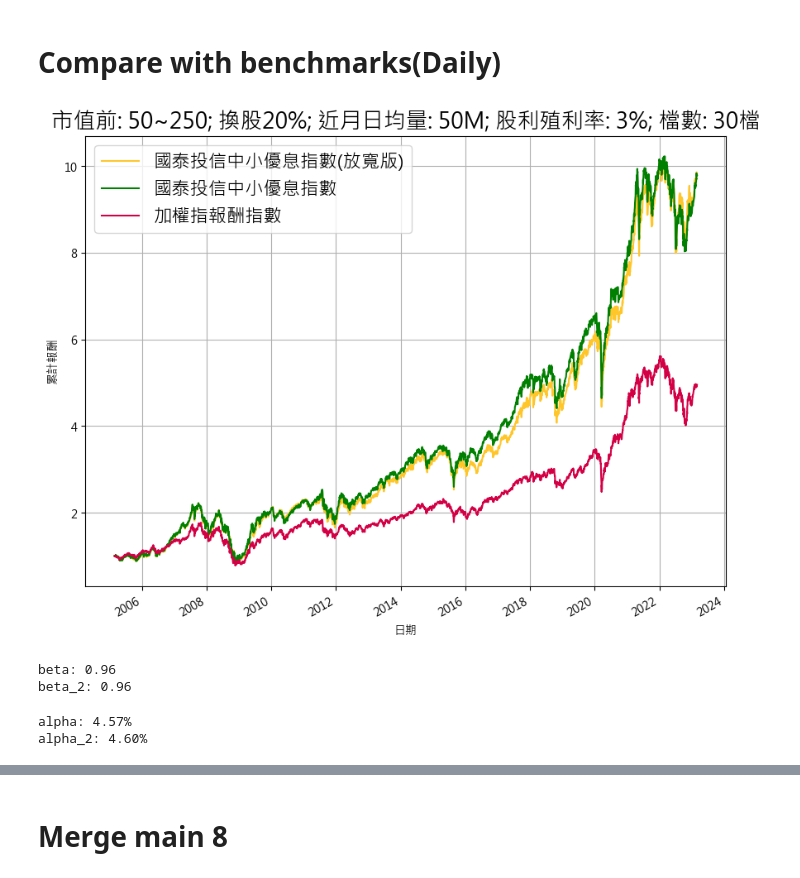
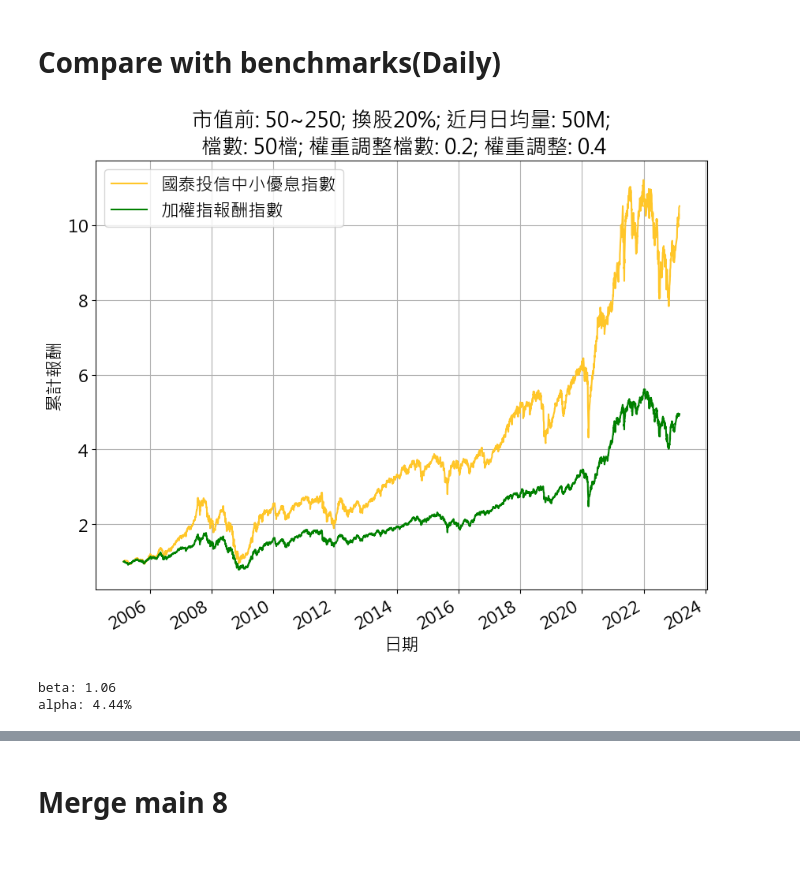
Before and after one commit to vayvay0993/hidiv, a Jupyter notebook: main_07_pure_quant.ipynb, the cells around one changed output, grey strips where cells are left out. Saved outputs shown, nothing was run; the diff lists cells and outputs as text; code cells hidden in the pictures.

```diff
--- a/main_07_pure_quant.ipynb
+++ b/main_07_pure_quant.ipynb
@@ -246,6 +269,8 @@ df_sample_pool = df_factor_all[(df_factor_all["market_cap_rank"] > 50) & (df_fac
 
 # df_factor_diff['abs_total_diff'] = df_factor_diff['median_diff'].abs() + df_factor_diff['mean_diff'].abs()
 # df_factor_diff.sort_values('abs_total_diff', ascending=False).head(10)
+# %%
+df_sample_pool['meeting_last_year_yield'] = np.where(df_sample_pool['last_dividend_yield'] == 0, df_sample_pool['dividend_1Y_sum_yield'], df_sample_pool['last_dividend_yield'])
 # %%
 num_cut = 5
 df_sample_pool['roe_rank'] = df_sample_pool.groupby('date')['roe'].rank(ascending=False)
@@ -264,6 +289,10 @@ df_sample_pool['roe_4q_sum_rank_qcut'] = df_sample_pool.groupby('date', group_ke
 df_sample_pool['ni_yoy_rank'] = df_sample_pool.groupby('date')['ni_yoy'].rank(ascending=False)
 df_sample_pool['ni_yoy_rank_qcut'] = df_sample_pool.groupby('date', group_keys=False)['ni_yoy_rank'].apply(lambda x: pd.qcut(x, num_cut, labels=False, duplicates="drop"))
 
+df_sample_pool['last_dividend_yield_rank'] = df_sample_pool.groupby('date')['last_dividend_yield'].rank(ascending=False)
+df_sample_pool['dividend_1Y_sum_yield_rank'] = df_sample_pool.groupby('date')['dividend_1Y_sum_yield'].rank(ascending=False)
+df_sample_pool['meeting_last_year_yield_rank'] = df_sample_pool.groupby('date')['meeting_last_year_yield'].rank(ascending=False)
+# df_sample_pool['roe_rank_qcut'] = df_sample_pool.groupby('date', group_keys=False)['roe_rank'].apply(lambda x: pd.qcut(x, num_cut, labels=False, duplicates="drop"))
 df_sample_pool['ocf / asset_rank'] = df_sample_pool.groupby('date')['ocf / asset'].rank(ascending=False)
 df_sample_pool['ocf / asset_rank_qcut'] = df_sample_pool.groupby('date', group_keys=False)['ocf / asset_rank'].apply(lambda x: pd.qcut(x, num_cut, labels=False, duplicates="drop"))
 
@@ -279,9 +308,9 @@ df_sample_pool['rank_sum_3'] = df_sample_pool['roe_rank'] + df_sample_pool['60_d
 df_sample_pool['rank_sum_3_rank'] = df_sample_pool.groupby('date')['rank_sum_3'].rank(ascending=True)
 df_sample_pool['rank_sum_3_rank_qcut'] = df_sample_pool.groupby('date', group_keys=False)['rank_sum_3_rank'].apply(lambda x: pd.qcut(x, num_cut, labels=False, duplicates="drop"))
 
-# df_sample_pool['rank_sum_4'] = df_sample_pool['roe_rank'] * df_sample_pool['60_d_return_rank'] * df_sample_pool['ni_yoy_rank'] * df_sample_pool['roe_4q_sum_rank']
-# df_sample_pool['rank_sum_4_rank'] = df_sample_pool.groupby('date')['rank_sum_4'].rank(ascending=True)
-# df_sample_pool['rank_sum_4_rank_qcut'] = df_sample_pool.groupby('date', group_keys=False)['rank_sum_4_rank'].apply(lambda x: pd.qcut(x, num_cut, labels=False, duplicates="drop"))
+df_sample_pool['rank_sum_average'] = df_sample_pool['rank_sum_3_rank'] + df_sample_pool['last_dividend_yield_rank'] * 3 + df_sample_pool['dividend_1Y_sum_yield_rank'] * 0.5
+
+# df_sample_pool['rank_sum_average'] = df_sample_pool['rank_sum_3_rank'] + df_sample_pool['meeting_last_year_yield_rank']
 
 # df_sample_pool['rank_sum_5'] = df_sample_pool['roe_rank']**2 + df_sample_pool['60_d_return_rank']**2 + df_sample_pool['ni_yoy_rank']**2 + df_sample_pool['roe_4q_sum_rank']**2
 # df_sample_pool['rank_sum_5_rank'] = df_sample_pool.groupby('date')['rank_sum_5'].rank(ascending=True)
@@ -394,10 +394,9 @@ df_select_filter_dividends_yield_benchmark.to_feather(f'./data/model/{model_fold
 # %% [markdown]
 # Restrict Turnover
 # %%
-
 reb_lst = df_factor_all['rebalance_date'].unique()
 apply_restrict_index = 1
-base_portfolio_number = 30
+base_portfolio_number = N
 restrict_turnover = TURNOVER / 100
 sort_column = 'rank_sum_3_rank'
 remain_number =  int(np.ceil(base_portfolio_number * (1 - restrict_turnover)))
@@ -405,7 +404,7 @@ remain_number =  int(np.ceil(base_portfolio_number * (1 - restrict_turnover)))
 # round up the restrict_portfolio_number
 restrict_portfolio_number =  (base_portfolio_number * 2 - remain_number)
 
-df_select_pool = df_filter_dividends_yield.reset_index(drop=True)
+df_select_pool = df_liq_pool.reset_index(drop=True)
 # get the base portfolio by base_portfolio_number
 df_select_pool_base = df_select_pool.groupby('date').apply(top_n, n = base_portfolio_number, columns=[sort_column], ascending=[True]).reset_index(drop=True)
 # get the restrict portfolio by restrict_portfolio_number
@@ -458,7 +457,7 @@ for i in range(apply_restrict_index, len(reb_lst)):
 df_restrict_result.reset_index(drop=True, inplace=True)
 # df_restrict_result_return = df_restrict_result.groupby('date')['y'].mean()
 df_restrict_result_return = df_restrict_result.groupby('date')['rebalance_period_return'].mean()
-
+df_restrict_result['rank_sum_average_rank'] = df_restrict_result.groupby('date')['rank_sum_average'].rank(ascending=True)
 print(f'./data/model/{model_folder_name}/df_restrict_result_{apply_restrict_index}_{base_portfolio_number}_{restrict_portfolio_number}')
 df_restrict_result.to_feather(f'./data/model/{model_folder_name}/df_turnover_{TURNOVER}_cap_{CAP_TOP}_{CAP_BOT}_amount_{AMOUNT_FLOOR}M_yield_{YIELD}_top_{N}.feather')
 print(f"SR: {((df_restrict_result_return + 1).prod()**(4/len(df_restrict_result_return)) -1 ) / (df_restrict_result_return.std() * np.sqrt(4)):.2f}")
@@ -556,3 +574,3 @@ def get_daily_portfolio(df_rebalance):
 # %%
 # df_portfolio_value_all = get_daily_portfolio(df_restrict_result)
-df_portfolio_value_all = get_daily_portfolio(df_restrict_result)
+df_portfolio_value_all, df_portfolio_value_detail_start, df_portfolio_value_detail_end, df_portfolio_value_detail_all = get_daily_portfolio(df_restrict_result, 'vw', ['triangle','triangle'], TILTED_NUM, TILTED, 'rank_sum_average_rank', 'weight')
@@ -570,47 +586,42 @@ if not os.path.exists(f'./figs/{model_folder_name}'):
 # %%
 df_compare_portfolio = df_portfolio_value_all.copy()
 df_compare_portfolio.columns = ['date','portfolio_value']
-df_compare_portfolio_2 = df_portfolio_top_50.copy()
-df_compare_portfolio_2.columns = ['date','portfolio_value_2']
 
 df_benchmarks_all = pd.read_excel('./data/benchmarks.xlsx')
 df_benchmarks_all.columns = ['日期', 'TWA02', '台灣精選高息報酬指數', '台灣ESG低碳高息40報酬指數', '微波高息精選20報酬指數', '特選台灣產業龍頭存股等權重報酬指數', '存股雙十等權重報酬指數']
 benchmark_list = df_benchmarks_all.columns.to_list()
 benchmark_list.remove('日期')
 benchmark_list.remove('台灣精選高息報酬指數')
 benchmark_list.remove('特選台灣產業龍頭存股等權重報酬指數')
 
 index_name = benchmark_list[0]
 df_benchmarks_temp = df_benchmarks_all[['日期',f'{index_name}']].copy()
 df_benchmarks_temp.columns = ['date',f'{index_name}']
 df_benchmarks_temp.dropna(inplace=True)
 # change the date format to datetime
 df_benchmarks_temp['date'] = pd.to_datetime(df_benchmarks_temp['date'], format='%Y/%m/%d')
 df_benchmarks_temp.sort_values('date', inplace=True)
-df_benchmarks_temp = df_benchmarks_temp.merge(df_compare_portfolio, on='date', how='left').dropna().copy()
-df_benchmarks = df_benchmarks_temp.merge(df_compare_portfolio_2, on='date', how='left').dropna().copy()
+df_benchmarks = df_benchmarks_temp.merge(df_compare_portfolio, on='date', how='left').dropna().copy()
 df_benchmarks.reset_index(drop=True, inplace=True)
 df_benchmarks.drop_duplicates(inplace=True)
 
 # df_benchmarks = df_benchmarks[df_benchmarks['date']> '2018-08-01']
 # scale the benchmark and portfolio value to 1
 df_benchmarks[f'{index_name}_scale'] = df_benchmarks[f'{index_name}'] / df_benchmarks[f'{index_name}'].iloc[0]
 df_benchmarks['portfolio_value_scale'] = df_benchmarks['portfolio_value'] / df_benchmarks['portfolio_value'].iloc[0]
-df_benchmarks['portfolio_value_scale_2'] = df_benchmarks['portfolio_value_2'] / df_benchmarks['portfolio_value_2'].iloc[0]
 
 df_benchmarks.set_index('date', inplace=True)
-df_benchmarks[['portfolio_value_scale_2', 'portfolio_value_scale', f'{index_name}_scale']].plot(figsize=(10,8), color=['#ffc629','green','#d30046'])
+df_benchmarks[['portfolio_value_scale', f'{index_name}_scale']].plot(figsize=(10,8), color=['#ffc629','green','#d30046'])
 
 matplotlib.rcParams['font.size'] = 16
 
 plt.grid(True)
-plt.title(f'市值前: {CAP_TOP}~{CAP_BOT}; 換股{TURNOVER}%; 近月日均量: {AMOUNT_FLOOR}M; 股利殖利率: {YIELD}%; 檔數: {N}檔')
+plt.title(chart_title)
 plt.xlabel('日期')
 # Set legend names
-plt.legend(['國泰投信中小優息指數(放寬版)', '國泰投信中小優息指數', '加權指報酬指數'])
-# plt.legend(['國泰投信中小優息指數', index_name])
+plt.legend(['國泰投信中小優息指數', '加權指報酬指數'])
 plt.ylabel('累計報酬')
 plt.grid(True)
-plt.savefig(f'./figs/{model_folder_name}/中小_{index_name}_turnover_{TURNOVER}_cap_{CAP_TOP}_{CAP_BOT}_amount_{AMOUNT_FLOOR}M_yield_{YIELD}_top_{N}.png', bbox_inches='tight')
+plt.savefig(f'./figs/{model_folder_name}/{file_name_prefix}_return.png', bbox_inches='tight')
 # %% [output]
-[figure, old version]
+[figure, new version]
@@ -621,25 +628,19 @@ df_benchmarks[f'{index_name}_rt'] = df_benchmarks[f'{index_name}_scale'].pct_cha
 # %%
+df_benchmarks['portfolio_value_rt'] = df_benchmarks['portfolio_value_scale'].pct_change()
+df_benchmarks[f'{index_name}_rt'] = df_benchmarks[f'{index_name}_scale'].pct_change()
+
 # calculate the beta of portfolio and benchmark
 beta = df_benchmarks[['portfolio_value_rt', f'{index_name}_rt']].cov().iloc[0,1] / df_benchmarks[f'{index_name}_rt'].var()
 print(f'beta: {beta:.2f}')
-beta_2 = df_benchmarks[['portfolio_value_rt_2', f'{index_name}_rt']].cov().iloc[0,1] / df_benchmarks[f'{index_name}_rt'].var()
-print(f'beta_2: {beta_2:.2f}')
+
+# calculate the alpha of portfolio and benchmark
+alpha = df_benchmarks[['portfolio_value_rt', f'{index_name}_rt']].mean().iloc[0] - beta * df_benchmarks[f'{index_name}_rt'].mean()
+# annualize the alpha
+ann_alpha = (1+alpha)**240 - 1
+print(f'alpha: {ann_alpha:.2%}')
 # %% [output]
-beta: 0.96
-beta_2: 0.96
+beta: 1.06
+alpha: 4.44%
-# %%
-# calculate the alpha of portfolio and benchmark
-alpha = df_benchmarks[['portfolio_value_rt', f'{index_name}_rt']].mean().iloc[0] - beta * df_benchmarks[f'{index_name}_rt'].mean()
-# annualize the alpha
-ann_alpha = (1+alpha)**240 - 1
-
-print(f'alpha: {ann_alpha:.2%}')
-alpha_2 = df_benchmarks[['portfolio_value_rt_2', f'{index_name}_rt']].mean().iloc[0] - beta_2 * df_benchmarks[f'{index_name}_rt'].mean()
-ann_alpha_2 = (1+alpha_2)**240 - 1
-print(f'alpha_2: {ann_alpha_2:.2%}')
-# %% [output]
-alpha: 4.57%
-alpha_2: 4.60%
 # %%
 df_benchmarks['year'] = df_benchmarks.index.year
 df_benchmarks['month'] = df_benchmarks.index.month
```
Also changed, not shown: parts of 34 cells of this notebook, 5 other files.
